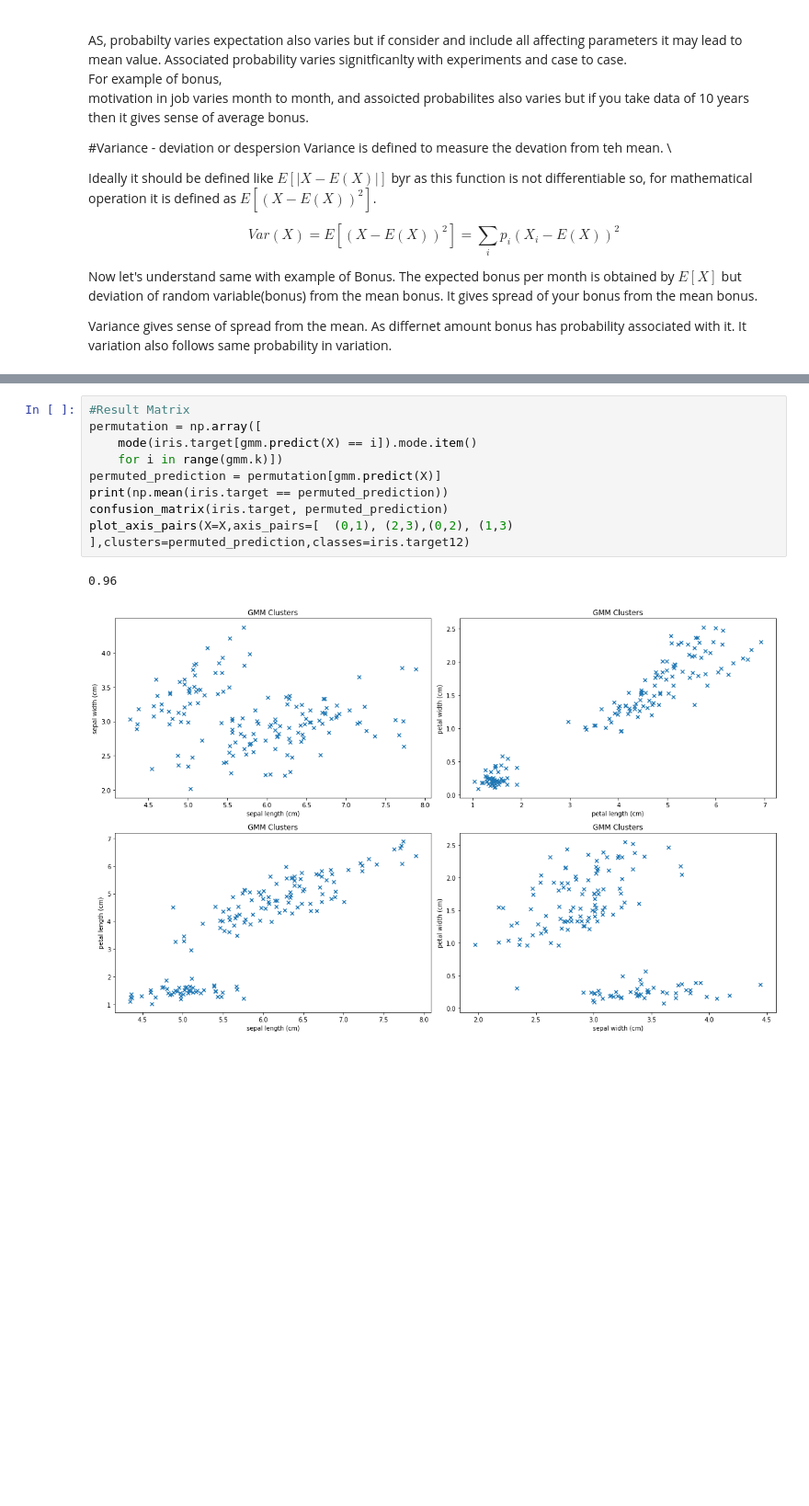
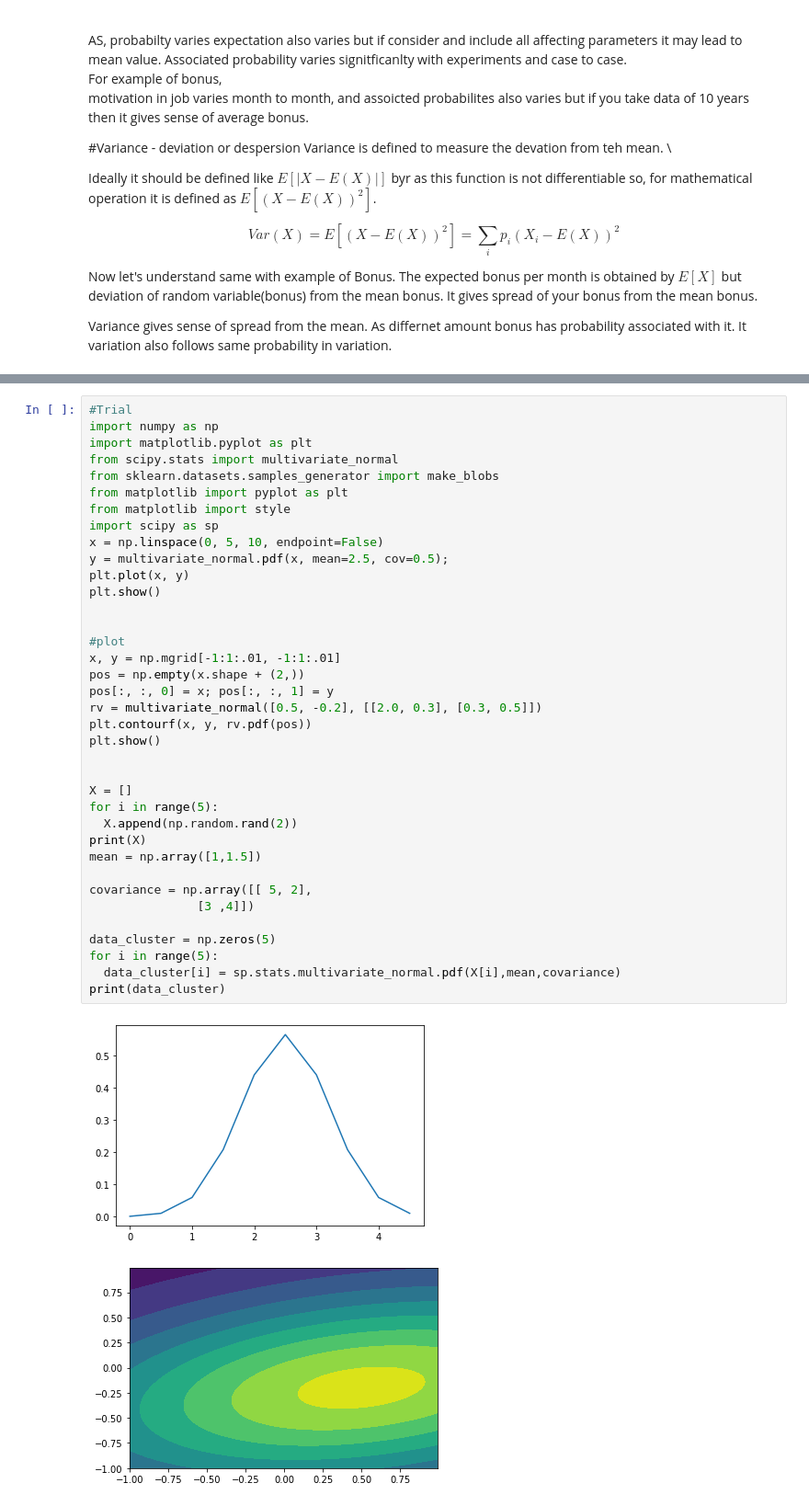
Before and after one commit to pragneshrana/Algo_Trial, a Jupyter notebook: EM.ipynb, the cells around one changed output, grey strips where cells are left out. Shown at 92% size. Drawn from its saved outputs; the diff is of its cells as text; blank space fills up the shorter version.

```diff
--- a/EM.ipynb
+++ b/EM.ipynb
@@ -568,12 +474,40 @@ def plot_axis_pairs(X, axis_pairs, clusters, classes):
-# %%
-#Result Matrix
-permutation = np.array([
-    mode(iris.target[gmm.predict(X) == i]).mode.item()
-    for i in range(gmm.k)])
-permuted_prediction = permutation[gmm.predict(X)]
-print(np.mean(iris.target == permuted_prediction))
-confusion_matrix(iris.target, permuted_prediction)
-plot_axis_pairs(X=X,axis_pairs=[  (0,1), (2,3),(0,2), (1,3) ],clusters=permuted_prediction,classes=iris.target12)
-# %% [output]
-0.96
-[figure, removed]
+# %%
+#Trial
+import numpy as np
+import matplotlib.pyplot as plt
+from scipy.stats import multivariate_normal
+from sklearn.datasets.samples_generator import make_blobs
+from matplotlib import pyplot as plt
+from matplotlib import style
+import scipy as sp
+x = np.linspace(0, 5, 10, endpoint=False)
+y = multivariate_normal.pdf(x, mean=2.5, cov=0.5);
+plt.plot(x, y)
+plt.show()
+
+
+#plot
+x, y = np.mgrid[-1:1:.01, -1:1:.01]
+pos = np.empty(x.shape + (2,))
+pos[:, :, 0] = x; pos[:, :, 1] = y
+rv = multivariate_normal([0.5, -0.2], [[2.0, 0.3], [0.3, 0.5]])
+plt.contourf(x, y, rv.pdf(pos))
+plt.show()
+
+
+X = []
+for i in range(5):
+  X.append(np.random.rand(2))
+print(X)
+mean = np.array([1,1.5])
+
+covariance = np.array([[ 5, 2],
+               [3 ,4]])
+
+data_cluster = np.zeros(5)
+for i in range(5):
+  data_cluster[i] = sp.stats.multivariate_normal.pdf(X[i],mean,covariance)
+print(data_cluster)
+# %% [output]
+[figure, added]
+[figure, added]
```
Also changed, not shown: parts of 5 cells of this notebook.
